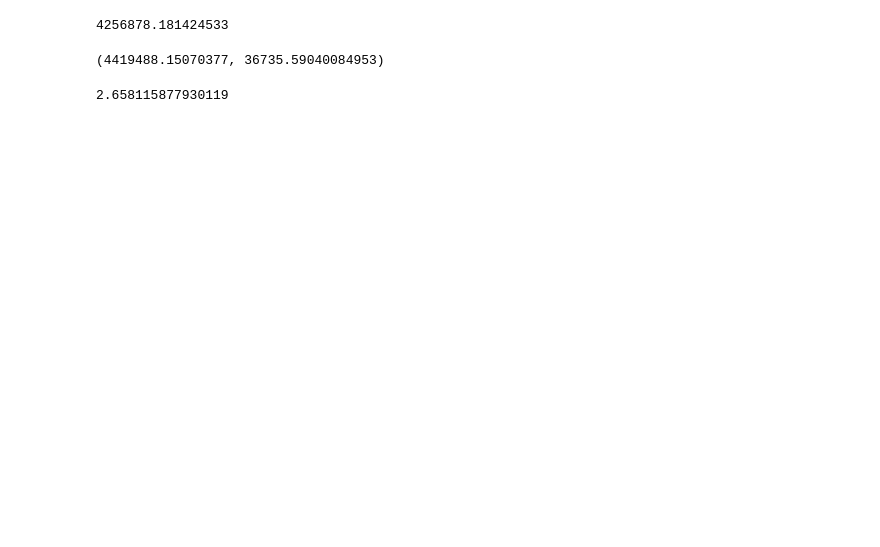
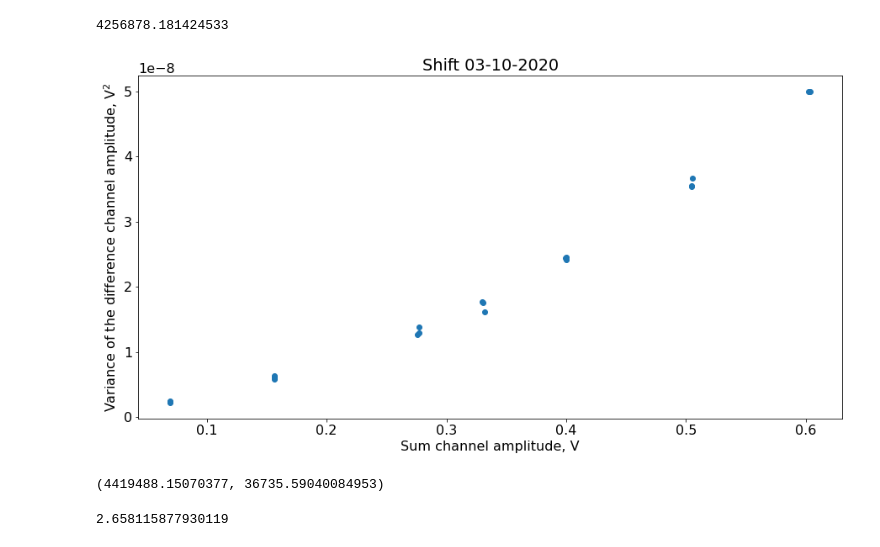
Before and after one commit to IharLobach/fur, a Jupyter notebook: shifts/shift_03_10_2020/nd_filters_data_03_10_2020.ipynb, the cells around one changed output. Saved outputs shown, nothing was run; the diff lists cells and outputs as text; code cells hidden in the pictures; blank space fills up the shorter version.

```diff
--- a/shifts/shift_03_10_2020/nd_filters_data_03_10_2020.ipynb
+++ b/shifts/shift_03_10_2020/nd_filters_data_03_10_2020.ipynb
@@ -1,10 +1,7 @@
 # %%
 import numpy as np
-import scipy.signal
-from datetime import datetime
-from fur.one_data_set_analyzer import analyze_one_dataset
-from scipy.optimize import minimize
 import pandas as pd
+pd.set_option('max_columns', None)
 from sklearn import linear_model
 import matplotlib.pyplot as plt
 plt.rcParams['figure.figsize'] = [15, 7.5]
@@ -12,18 +9,14 @@ plt.rcParams.update({'font.size': 16,'legend.fontsize':16})
 import seaborn as sns
 import sys
 import os
-import fur.path_assistant as path_assistant
-from fur.waveform_reader import read_waveform
-from fur.finding_period import get_period
-from fur.fluctuations import get_fluctiation_and_noise_var
-import lattice.lattice as lattice
-from lattice.summary_in_undulator import get_summary_in_undulator
-shift_03_10_2020 = path_assistant.PathAssistant('shift_03_10_2020',
+from fur.path_assistant import PathAssistant
+shift = PathAssistant('shift_03_10_2020',
     ignore_files=["RefCurve_2020-03-10_0_111937_test.Wfm.bin"])
-waveforms_dir = shift_03_10_2020.get_waveforms_dir()
-results_dir = shift_03_10_2020.get_results_dir()
-fluctuations_df = shift_03_10_2020.get_fluctuations_df("res_df_nd_filters_data_plus_acnet_03_10_2020.csv")
-lattice_file = shift_03_10_2020.get_6dsim_dir().fi("IOTA_1NL_100MeV_v8.6.1.3.6ds_data.txt")
-t1 = datetime(2020, 3, 10, 11, 32, 0)
-t2 = datetime(2020, 3, 10, 12, 58, 0)
-from config import get_from_config, save_to_config
+results_dir = shift.get_results_dir()
+from fur.extending_with_acnet_data import get_fluctuations_df_with_acnet_data
+fluctuations_df = get_fluctuations_df_with_acnet_data(
+    shift,
+    "res_df_nd_filters_data_03_10_2020.csv",
+    "IOTA_1NL_100MeV_v8.6.1.3.6ds_data.txt"
+)
+from config import get_from_config
@@ -32,7 +22,0 @@ from config import get_from_config, save_to_config
-# %%
-base_name = "nd_filters_data_03_10_2020"
-fluctuations_df = analyze_one_dataset(
-    shift_03_10_2020,
-    base_name,
-    t1,
-    t2)
@@ -87,6 +61,14 @@ M = My*sigma_x*sigma_z
 M
 # %% [output]
 4256878.181424533
+# %%
+plt.plot(fluctuations_df["ch2_amplitude"].values, fluctuations_df["var_of_ch1_amplitude"].values, 'o')
+plt.xlabel("Sum channel amplitude, V")
+plt.ylabel("Variance of the difference channel amplitude, V$^2$")
+plt.title(r"Shift 03-10-2020")
+plt.show()
+# %% [output]
+[figure, added]
 # %%
 sum_channel_to_photoelectrons = 1/get_from_config("Beam_current_to_Sum_channel_ampl_V/mA")*1e-3*get_from_config("IOTA_revolution_period")/get_from_config("e")*get_from_config("Measured_photons_per_electron")
 # %%
```
Also changed, not shown: parts of 7 cells of this notebook, 46 other files.
